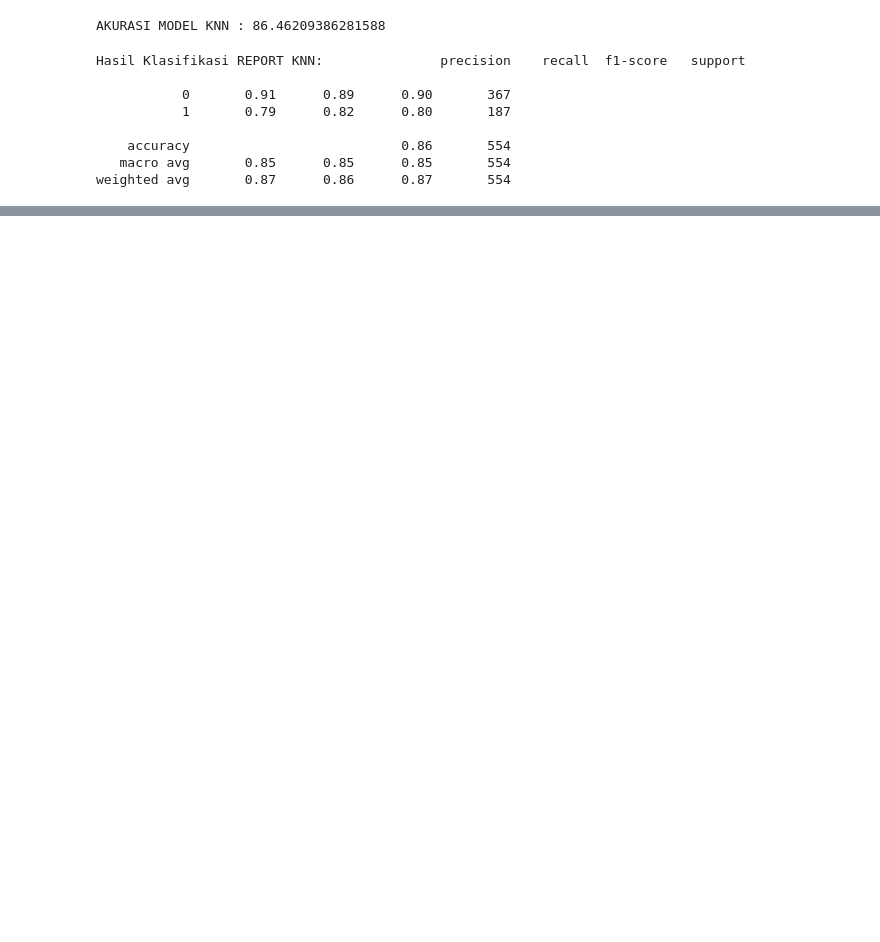
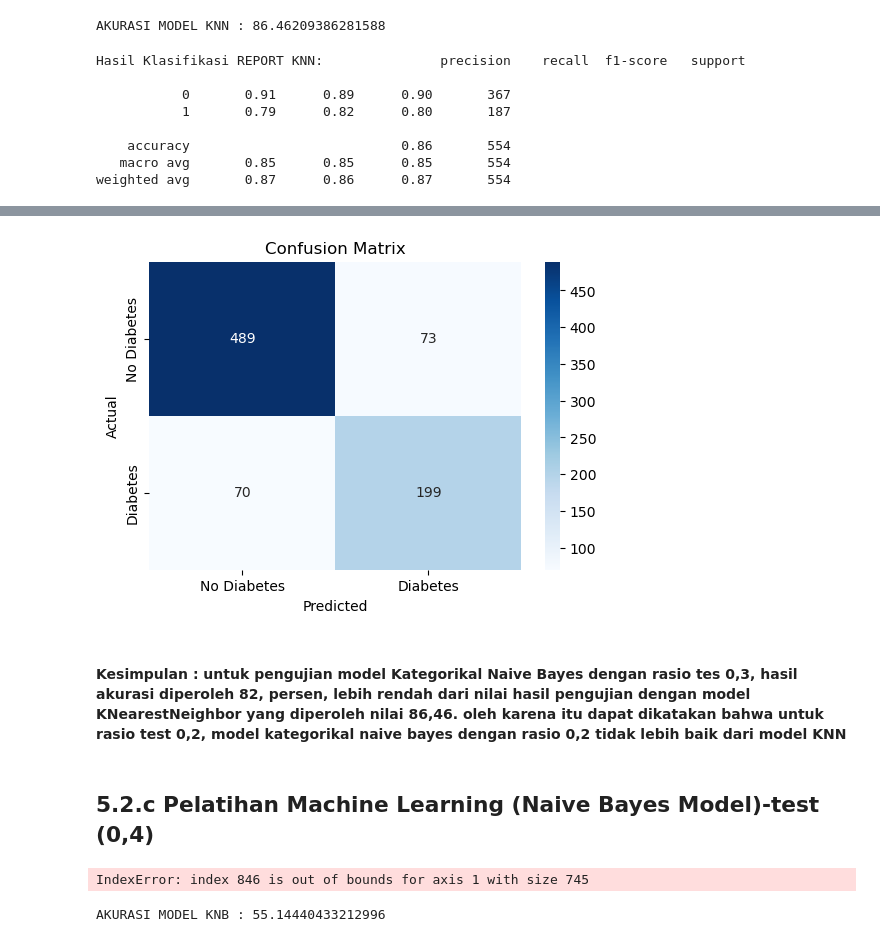
Before and after one commit to dimasfuu/DeltaIndie_dataCourse, a Jupyter notebook: Latihan 11 Februari 2025/Latihan 11 Februari 2025.ipynb, the cells around one changed output, grey strips where cells are left out. Saved outputs shown, nothing was run; the diff lists cells and outputs as text; code cells hidden in the pictures; blank space fills up the shorter version.

```diff
--- a/Latihan 11 Februari 2025/Latihan 11 Februari 2025.ipynb
+++ b/Latihan 11 Februari 2025/Latihan 11 Februari 2025.ipynb
@@ -164,0 +226,11 @@ NameError: name 'confusion_matrix' is not defined
+# %%
+# melakukan pelatihan dan pengujian
+X2_train, X2_test, Y2_train, Y2_test = train_test_split(X,Y, test_size= 0.3,random_state=42)
+# %%
+# memanggil model
+model_knb2 = CategoricalNB(alpha=1, force_alpha=True, fit_prior=True, class_prior=None, min_categories=None)
+# melatih model
+model_knb2.fit(X2_train, Y2_train)
+
+# menguji model
+Y2_pred = model_knb2.predict(X2_test) # Y_Test tidak masuk karena dia akan jadi kunci jawaban
@@ -164,0 +254,15 @@ NameError: name 'confusion_matrix' is not defined
+# %%
+import seaborn as sns
+# Confusion Matrix
+plt.figure(figsize=(6, 4))
+sns.heatmap(confusion_matrix(Y2_test, Y2_pred), annot=True, fmt='d', cmap='Blues', xticklabels=['No Diabetes', 'Diabetes'], yticklabels=['No Diabetes', 'Diabetes'])
+plt.xlabel("Predicted")
+plt.ylabel("Actual")
+plt.title("Confusion Matrix")
+plt.show()
+# %% [output]
+[figure, added]
+# %% [markdown]
+#### Kesimpulan : untuk pengujian model Kategorikal Naive Bayes dengan rasio tes 0,3, hasil akurasi diperoleh 82, persen, lebih rendah dari nilai hasil pengujian dengan model KNearestNeighbor yang diperoleh nilai 86,46. oleh karena itu dapat dikatakan bahwa untuk rasio test 0,2, model kategorikal naive bayes dengan rasio 0,2 tidak lebih baik dari model KNN
+# %% [markdown]
+## 5.2.c Pelatihan Machine Learning (Naive Bayes Model)-test (0,4)
@@ -164,0 +277,16 @@ NameError: name 'confusion_matrix' is not defined
+# %%
+# memanggil model
+model_knb3 = CategoricalNB(alpha=1, force_alpha=True, fit_prior=True, class_prior=None, min_categories=None)
+# melatih model
+model_knb3.fit(X3_train, Y3_train)
+
+# menguji model
+Y3_pred = model_knb3.predict(X3_test) # Y_Test tidak masuk karena dia akan jadi kunci jawaban
+# %% [output]
+IndexError: index 846 is out of bounds for axis 1 with size 745
+# %%
+#evaluasi model
+#akurasi
+print(f"AKURASI MODEL KNB :", accuracy_score(Y3_test,Y3_pred)*100)
+# %% [output]
+AKURASI MODEL KNB : 55.14440433212996
```
Also changed, not shown: parts of 21 cells of this notebook, 2 other files.
